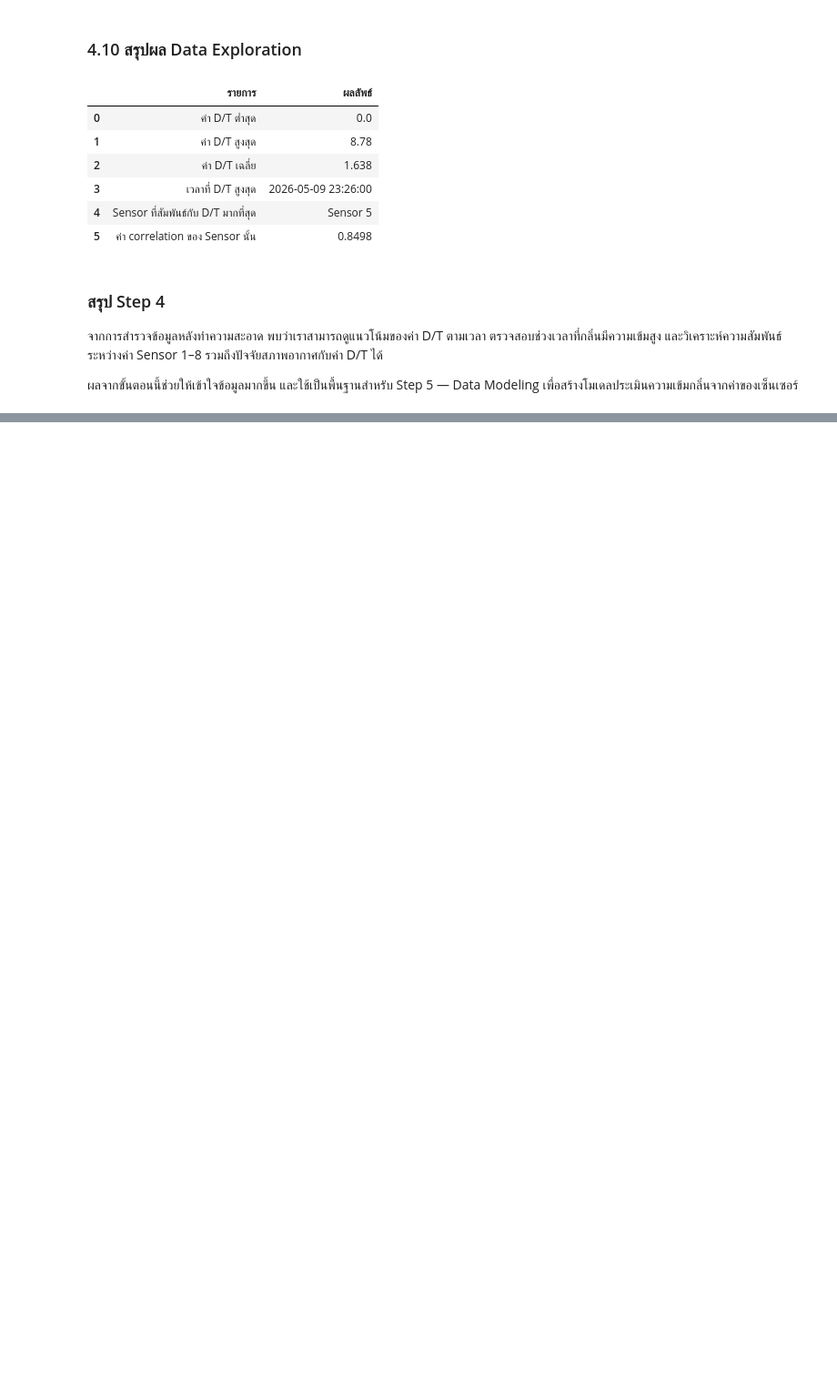
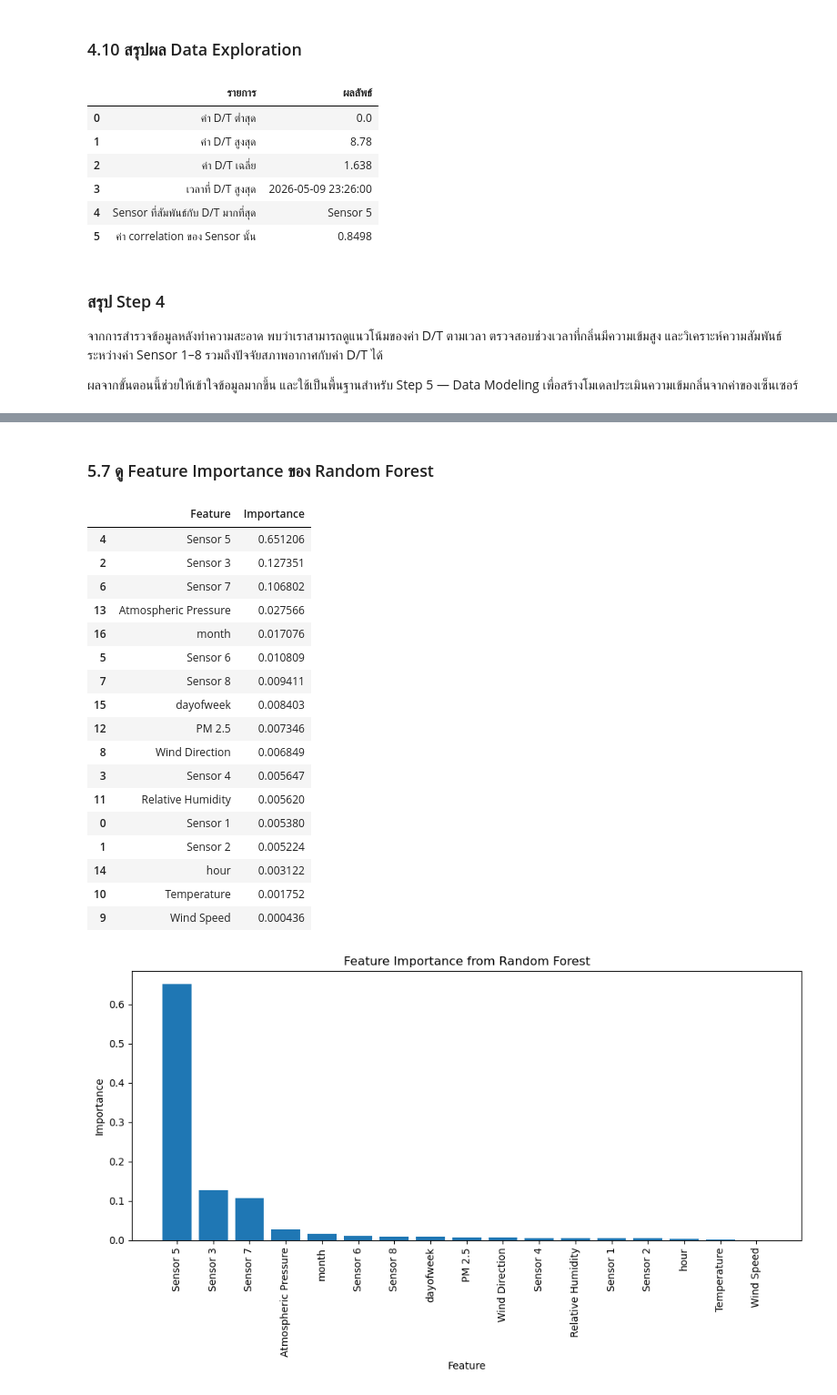
Before and after one commit to Panussu/HackathonGroup3, a Jupyter notebook: enose_analysis.ipynb, the cells around one changed output, grey strips where cells are left out. Shown at 91% size. Cells and saved outputs as stored; diff of their text form; code cells hidden in the pictures; blank space fills up the shorter version.

```diff
--- a/enose_analysis.ipynb
+++ b/enose_analysis.ipynb
@@ -1009,0 +1171,21 @@ display(explore_summary)
+# %%
+from sklearn.ensemble import RandomForestRegressor
+
+rf_model = RandomForestRegressor(
+    n_estimators=50,
+    random_state=42,
+    n_jobs=-1
+)
+
+rf_model.fit(X_train, y_train)
+
+y_pred_rf = rf_model.predict(X_test)
+
+rf_mae = mean_absolute_error(y_test, y_pred_rf)
+rf_rmse = np.sqrt(mean_squared_error(y_test, y_pred_rf))
+rf_r2 = r2_score(y_test, y_pred_rf)
+
+print("Random Forest Result")
+print(f"MAE : {rf_mae:.4f}")
+print(f"RMSE: {rf_rmse:.4f}")
+print(f"R²  : {rf_r2:.4f}")
@@ -1009,0 +1261,40 @@ display(explore_summary)
+# %% [markdown]
+### 5.7 ดู Feature Importance ของ Random Forest
+# %%
+feature_importance = pd.DataFrame({
+    "Feature": feature_cols,
+    "Importance": rf_model.feature_importances_
+})
+
+feature_importance = feature_importance.sort_values("Importance", ascending=False)
+
+display(feature_importance)
+
+plt.figure(figsize=(10, 6))
+plt.bar(feature_importance["Feature"], feature_importance["Importance"])
+plt.title("Feature Importance from Random Forest")
+plt.xlabel("Feature")
+plt.ylabel("Importance")
+plt.xticks(rotation=90)
+plt.tight_layout()
+plt.show()
+# %% [output]
+|  | Feature | Importance |
+| 4 | Sensor 5 | 0.651206 |
+| 2 | Sensor 3 | 0.127351 |
+| 6 | Sensor 7 | 0.106802 |
+| 13 | Atmospheric Pressure | 0.027566 |
+| 16 | month | 0.017076 |
+| 5 | Sensor 6 | 0.010809 |
+| 7 | Sensor 8 | 0.009411 |
+| 15 | dayofweek | 0.008403 |
+| 12 | PM 2.5 | 0.007346 |
+| 8 | Wind Direction | 0.006849 |
+| 3 | Sensor 4 | 0.005647 |
+| 11 | Relative Humidity | 0.005620 |
+| 0 | Sensor 1 | 0.005380 |
+| 1 | Sensor 2 | 0.005224 |
+| 14 | hour | 0.003122 |
+| 10 | Temperature | 0.001752 |
+| 9 | Wind Speed | 0.000436 |
+[figure, added]
```
Also changed, not shown: parts of 27 cells of this notebook.
